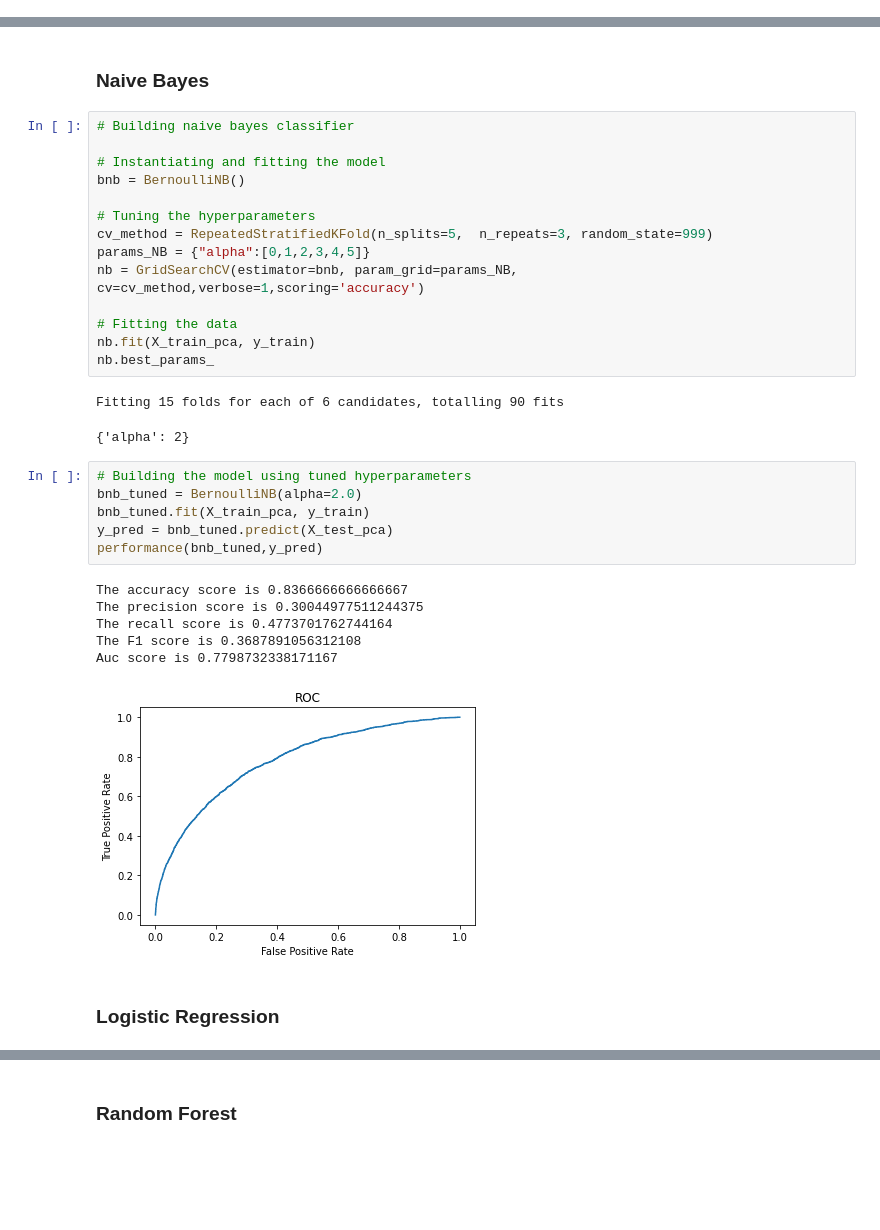
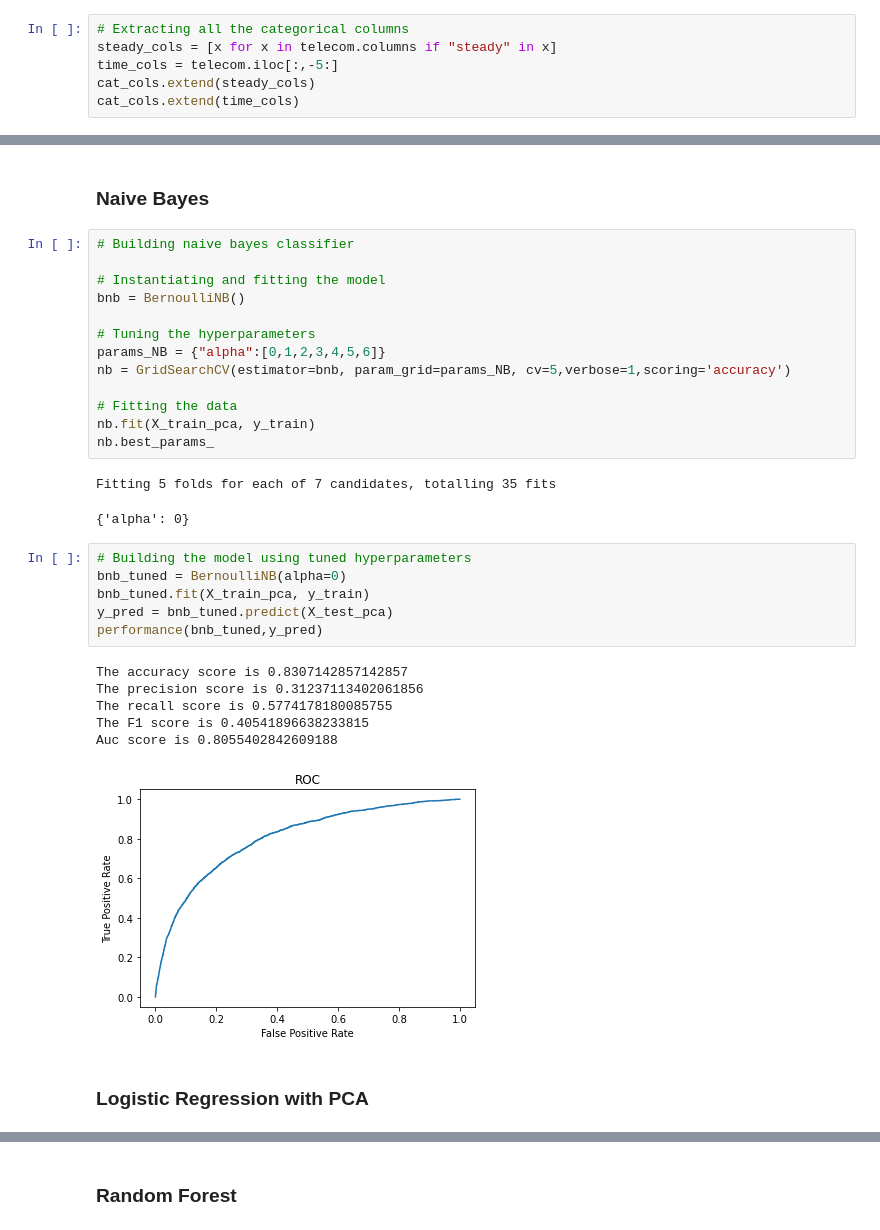
Before and after one commit to Veneeshkrishnan/Telecom_churn_case_study, a Jupyter notebook: Telecom_churn_case_study.ipynb, the cells around one changed output, grey strips where cells are left out. Drawn from its saved outputs; the diff is of its cells as text; blank space fills up the shorter version.

```diff
--- a/Telecom_churn_case_study.ipynb
+++ b/Telecom_churn_case_study.ipynb
@@ -780,3 +794,9 @@ Name: churn_probability, dtype: int64
+# %%
+# Extracting all the categorical columns
+steady_cols = [x for x in telecom.columns if "steady" in x]
+time_cols = telecom.iloc[:,-5:]
+cat_cols.extend(steady_cols)
+cat_cols.extend(time_cols)
 # %%
 # Instantiating the scaler function
 scaler = StandardScaler()
@@ -875,31 +895,30 @@ def performance(model, y_pred):
 bnb = BernoulliNB()
 
 # Tuning the hyperparameters
-cv_method = RepeatedStratifiedKFold(n_splits=5,  n_repeats=3, random_state=999)
-params_NB = {"alpha":[0,1,2,3,4,5]}
-nb = GridSearchCV(estimator=bnb, param_grid=params_NB, cv=cv_method,verbose=1,scoring='accuracy')
+params_NB = {"alpha":[0,1,2,3,4,5,6]}
+nb = GridSearchCV(estimator=bnb, param_grid=params_NB, cv=5,verbose=1,scoring='accuracy')
 
 # Fitting the data
 nb.fit(X_train_pca, y_train)
 nb.best_params_
 # %% [output]
-Fitting 15 folds for each of 6 candidates, totalling 90 fits
+Fitting 5 folds for each of 7 candidates, totalling 35 fits
-{'alpha': 2}
+{'alpha': 0}
 # %%
 # Building the model using tuned hyperparameters
-bnb_tuned = BernoulliNB(alpha=2.0)
+bnb_tuned = BernoulliNB(alpha=0)
 bnb_tuned.fit(X_train_pca, y_train)
 y_pred = bnb_tuned.predict(X_test_pca)
 performance(bnb_tuned,y_pred)
 # %% [output]
-The accuracy score is 0.8366666666666667
-The precision score is 0.30044977511244375
-The recall score is 0.4773701762744164
-The F1 score is 0.3687891056312108
-Auc score is 0.7798732338171167
+The accuracy score is 0.8307142857142857
+The precision score is 0.31237113402061856
+The recall score is 0.5774178180085755
+The F1 score is 0.40541896638233815
+Auc score is 0.8055402842609188
-[figure, old version]
+[figure, new version]
 # %% [markdown]
-### Logistic Regression
+### Logistic Regression with PCA
 # %%
 # Instantiating the logistic regression function
 model = LogisticRegression(random_state=100)
```
Also changed, not shown: parts of 55 cells of this notebook.
